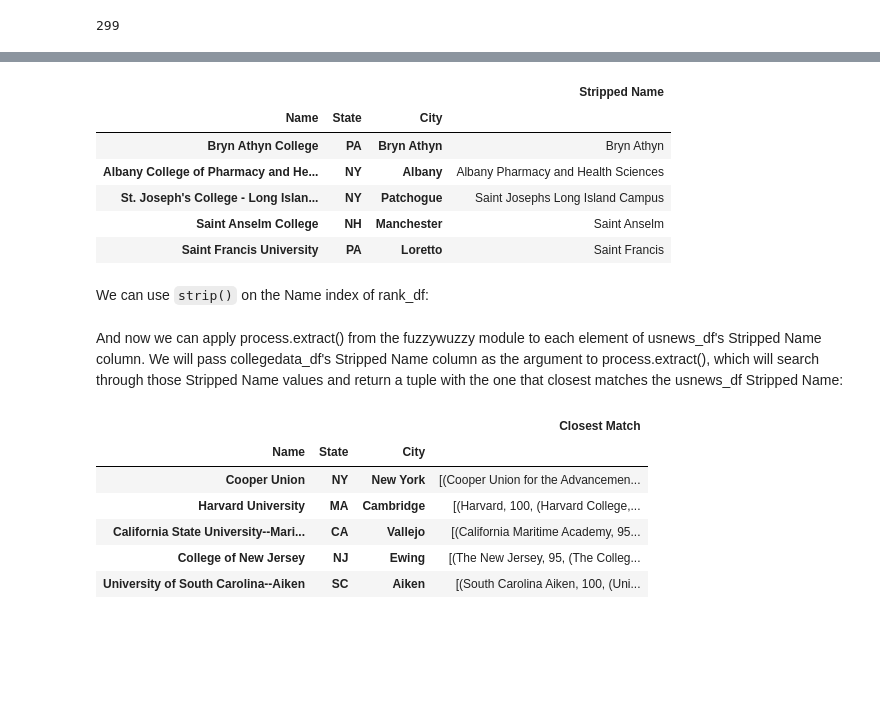
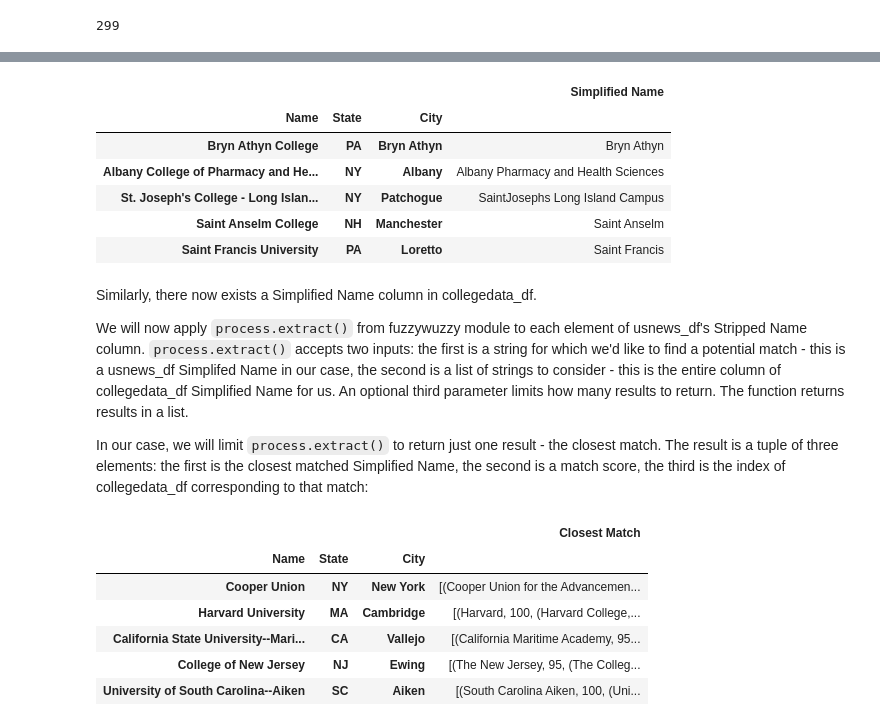
Before and after one commit to vertuli/college-yield-gap, a Jupyter notebook: part3-merging.ipynb, the cells around one changed output, grey strips where cells are left out. Drawn from its saved outputs; the diff is of its cells as text; code cells hidden in the pictures; blank space fills up the shorter version.

```diff
--- a/part3-merging.ipynb
+++ b/part3-merging.ipynb
@@ -38,26 +74,28 @@ We can look to see if maybe the Name and State match but for some reason the Cit
 # %%
-def strip(s):
+def simplify(s):
     s = s.str.replace('SUNY','State University of New York')
     s = s.str.replace('CUNY','City University of New York')
+    s = s.str.replace('A&M','Agricultural and Mechanical')
     s = s.str.replace('\'s','s')
     s = s.str.replace('College|University|of|\'','')
-    s = s.str.replace('St\.','Saint')
+    s = s.str.replace('Ste?\.? ','Saint')
     s = s.str.replace('-|\.',' ')
     s = s.str.replace('\s+',' ')
     s = s.str.strip()
     return s
 
 collegedata_names = collegedata_df.index.get_level_values('Name')
-collegedata_df['Stripped Name'] = strip(collegedata_names)
+collegedata_df['Simplified Name'] = simplify(collegedata_names)
 
-collegedata_df[['Stripped Name']].head()
+usnews_names = usnews_df.index.get_level_values('Name')
+usnews_df['Simplified Name'] = simplify(usnews_names)
+
+collegedata_df[['Simplified Name']].head()
 # %% [output]
-|  |  |  | Stripped Name |
+|  |  |  | Simplified Name |
 | Name | State | City |  |
 | Bryn Athyn College | PA | Bryn Athyn | Bryn Athyn |
 | Albany College of Pharmacy and He... | NY | Albany | Albany Pharmacy and Health Sciences |
-| St. Joseph's College - Long Islan... | NY | Patchogue | Saint Josephs Long Island Campus |
+| St. Joseph's College - Long Islan... | NY | Patchogue | SaintJosephs Long Island Campus |
 | Saint Anselm College | NH | Manchester | Saint Anselm |
 | Saint Francis University | PA | Loretto | Saint Francis |
-# %% [markdown]
-We can use `strip()` on the Name index of rank_df:
@@ -67,3 +102,7 @@ usnews_df['Stripped Name'] = strip(usnews_names)
-# %% [markdown]
-And now we can apply process.extract() from the fuzzywuzzy module to each element of usnews_df's Stripped Name column. We will pass collegedata_df's Stripped Name column as the argument to process.extract(), which will search through those Stripped Name values and return a tuple with the one that closest matches the usnews_df Stripped Name:
+# %% [markdown]
+Similarly, there now exists a Simplified Name column in collegedata_df.
+
+We will now apply `process.extract()` from fuzzywuzzy module to each element of usnews_df's Stripped Name column. `process.extract()` accepts two inputs: the first is a string for which we'd like to find a potential match - this is a usnews_df Simplifed Name in our case, the second is a list of strings to consider - this is the entire column of collegedata_df Simplified Name for us. An optional third parameter limits how many results to return. The function returns results in a list.
+
+In our case, we will limit `process.extract()` to return just one result - the closest match. The result is a tuple of three elements: the first is the closest matched Simplified Name, the second is a match score, the third is the index of collegedata_df corresponding to that match:
 # %%
```
Also changed, not shown: parts of 59 cells of this notebook, 2 other files.
